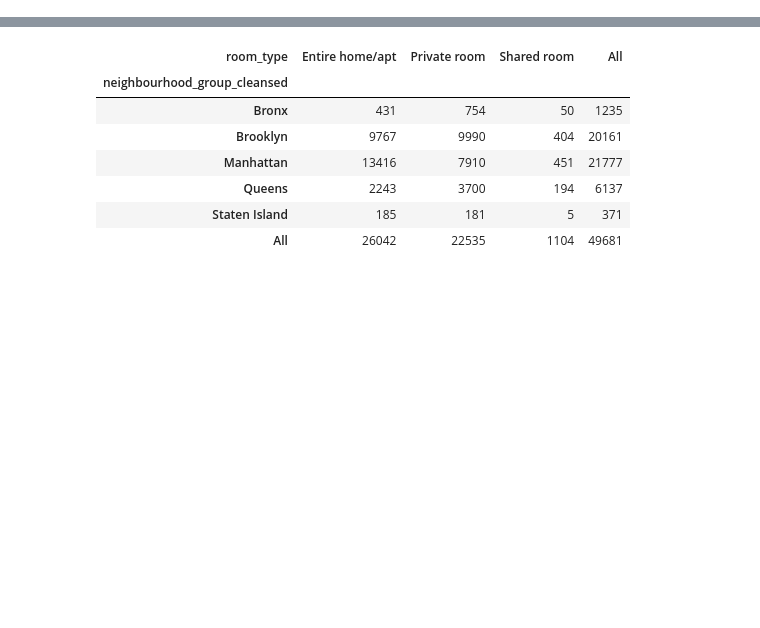
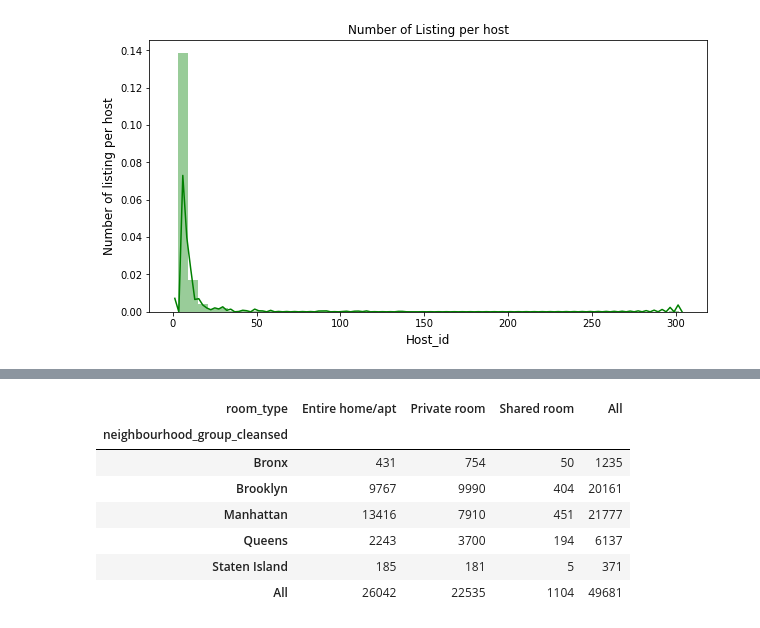
Before and after one commit to dcollaguazo/Airbnb-Price-Prediction, a Jupyter notebook: variable_exploration/jas/jas_exploration.ipynb, the cells around one changed output, grey strips where cells are left out. Drawn from its saved outputs; the diff is of its cells as text; code cells hidden in the pictures; blank space fills up the shorter version.

```diff
--- a/variable_exploration/jas/jas_exploration.ipynb
+++ b/variable_exploration/jas/jas_exploration.ipynb
@@ -22,0 +115,10 @@ df.drop(columns=['listing_url','name','host_name','host_url','host_url', 'host_s
+# %%
+host_count = host_count[:1000]
+plt.figure(figsize=(10,5))
+sns.distplot(host_count,color='g')
+plt.title('Number of Listing per host')
+plt.ylabel('Number of listing per host', fontsize=12)
+plt.xlabel('Host_id', fontsize=12)
+plt.show()
+# %% [output]
+[figure, added]
```
Also changed, not shown: parts of 14 cells of this notebook.
